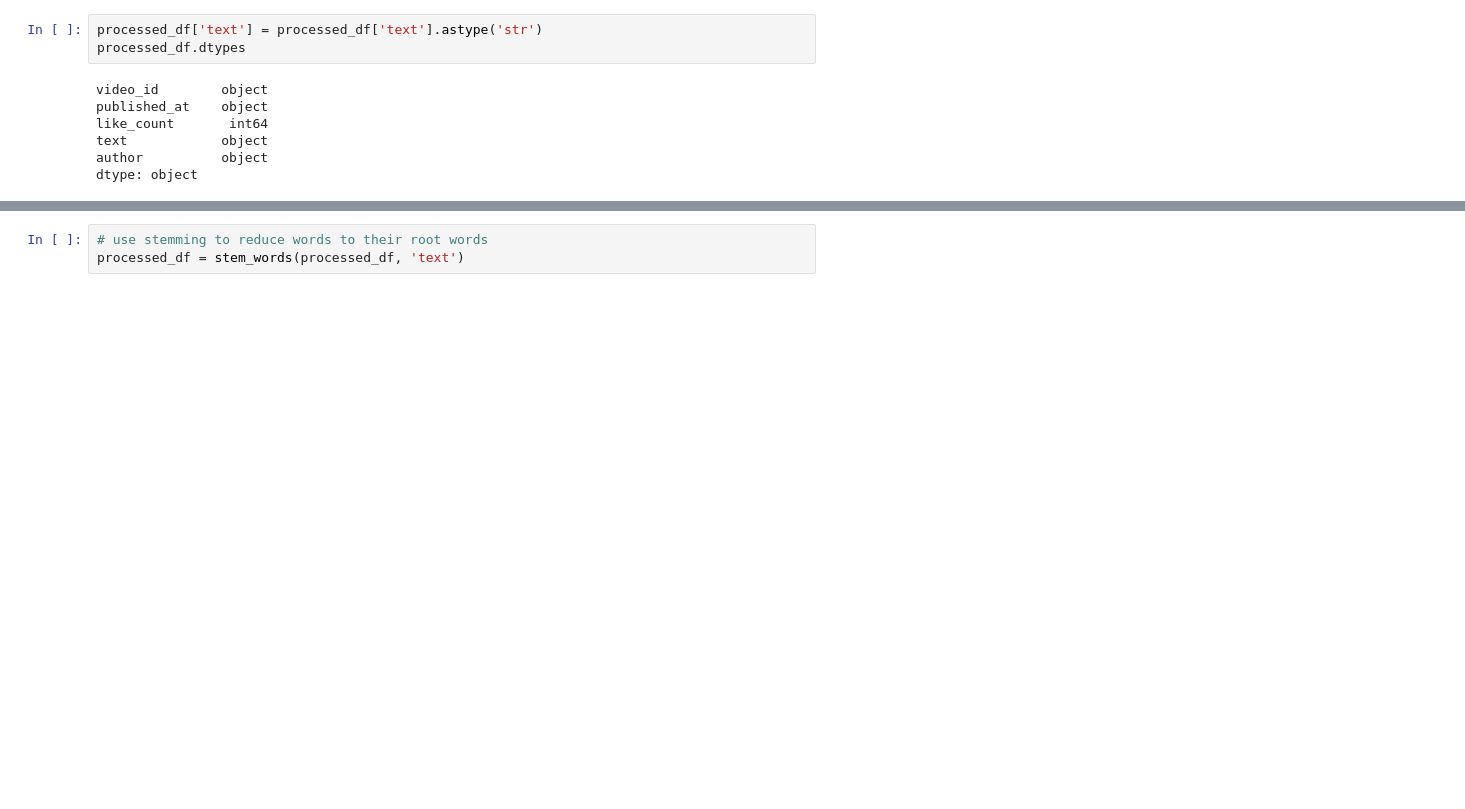
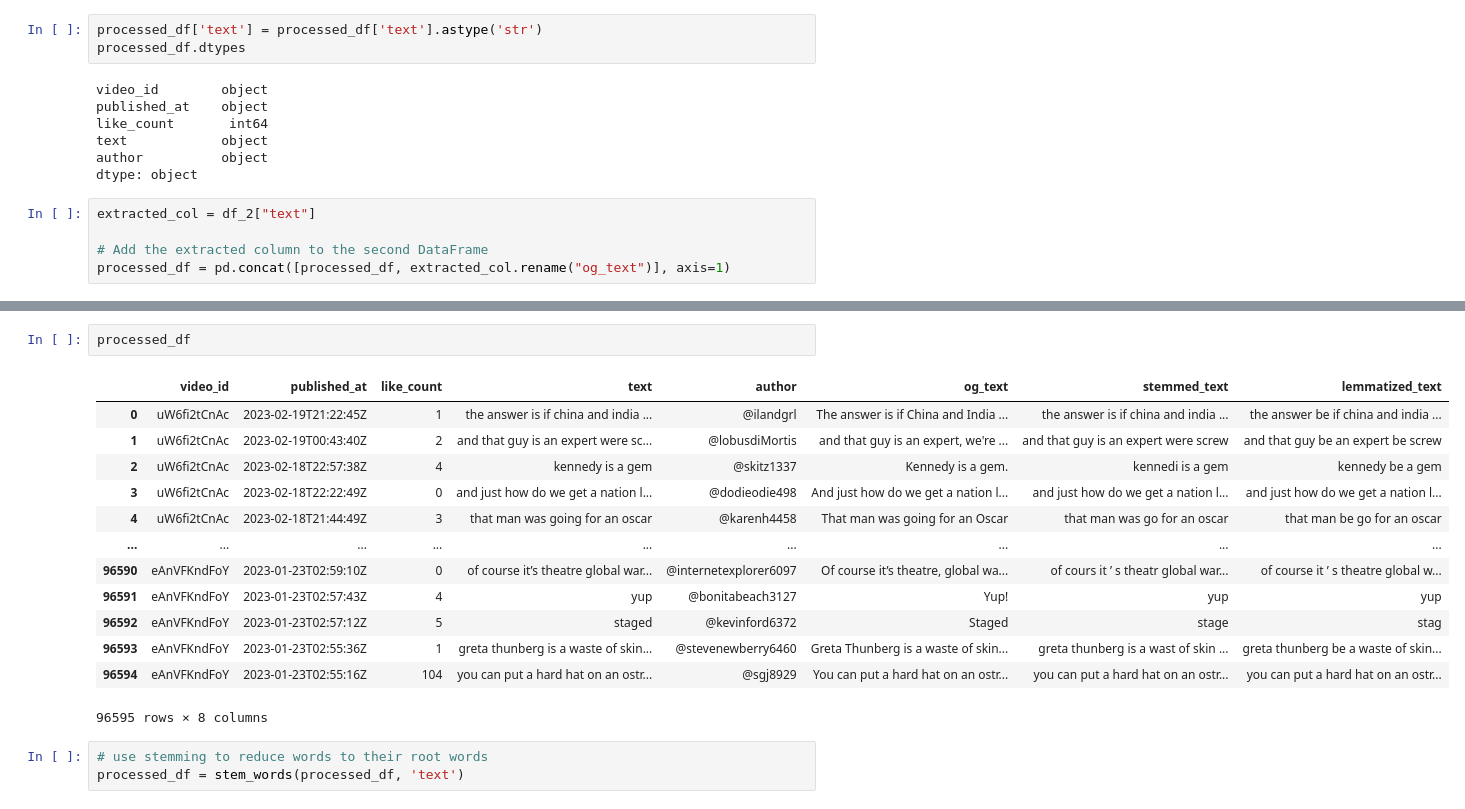
Before and after one commit to marcolax22/digital_methods, a Jupyter notebook: focused_coding.ipynb, the cells around one changed output, grey strips where cells are left out. Saved outputs shown, nothing was run; the diff lists cells and outputs as text; blank space fills up the shorter version.

```diff
--- a/focused_coding.ipynb
+++ b/focused_coding.ipynb
@@ -29,3 +45,8 @@ like_count       int64
 text            object
 author          object
 dtype: object
+# %%
+extracted_col = df_2["text"]
+
+# Add the extracted column to the second DataFrame
+processed_df = pd.concat([processed_df, extracted_col.rename("og_text")], axis=1)
@@ -32,3 +67,19 @@ dtype: object
+# %%
+processed_df
+# %% [output]
+|  | video_id | published_at | like_count | text | author | og_text | stemmed_text | lemmatized_text |
+| 0 | uW6fi2tCnAc | 2023-02-19T21:22:45Z | 1 | the answer is if china and india ... | @ilandgrl | The answer is if China and India ... | the answer is if china and india ... | the answer be if china and india ... |
+| 1 | uW6fi2tCnAc | 2023-02-19T00:43:40Z | 2 | and that guy is an expert were sc... | @lobusdiMortis | and that guy is an expert, we're ... | and that guy is an expert were screw | and that guy be an expert be screw |
+| 2 | uW6fi2tCnAc | 2023-02-18T22:57:38Z | 4 | kennedy is a gem | @skitz1337 | Kennedy is a gem. | kennedi is a gem | kennedy be a gem |
+| 3 | uW6fi2tCnAc | 2023-02-18T22:22:49Z | 0 | and just how do we get a nation l... | @dodieodie498 | And just how do we get a nation l... | and just how do we get a nation l... | and just how do we get a nation l... |
+| 4 | uW6fi2tCnAc | 2023-02-18T21:44:49Z | 3 | that man was going for an oscar | @karenh4458 | That man was going for an Oscar | that man was go for an oscar | that man be go for an oscar |
+| ... | ... | ... | ... | ... | ... | ... | ... | ... |
+| 96590 | eAnVFKndFoY | 2023-01-23T02:59:10Z | 0 | of course it’s theatre global war... | @internetexplorer6097 | Of course it’s theatre, global wa... | of cours it ’ s theatr global war... | of course it ’ s theatre global w... |
+| 96591 | eAnVFKndFoY | 2023-01-23T02:57:43Z | 4 | yup | @bonitabeach3127 | Yup! | yup | yup |
+| 96592 | eAnVFKndFoY | 2023-01-23T02:57:12Z | 5 | staged | @kevinford6372 | Staged | stage | stag |
+| 96593 | eAnVFKndFoY | 2023-01-23T02:55:36Z | 1 | greta thunberg is a waste of skin... | @stevenewberry6460 | Greta Thunberg is a waste of skin... | greta thunberg is a wast of skin ... | greta thunberg be a waste of skin... |
+| 96594 | eAnVFKndFoY | 2023-01-23T02:55:16Z | 104 | you can put a hard hat on an ostr... | @sgj8929 | You can put a hard hat on an ostr... | you can put a hard hat on an ostr... | you can put a hard hat on an ostr... |
+96595 rows × 8 columns
 # %%
 # use stemming to reduce words to their root words
 processed_df = stem_words(processed_df, 'text')
```
Also changed, not shown: parts of 5 cells of this notebook, 3 other files.
